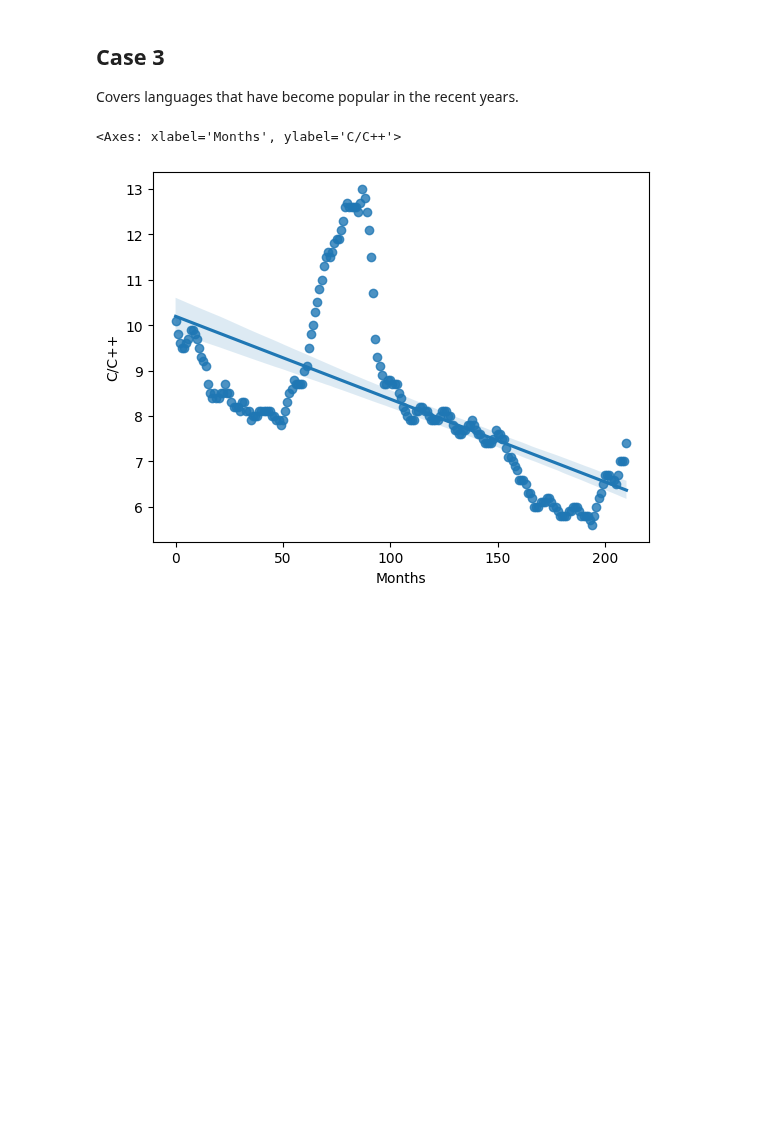
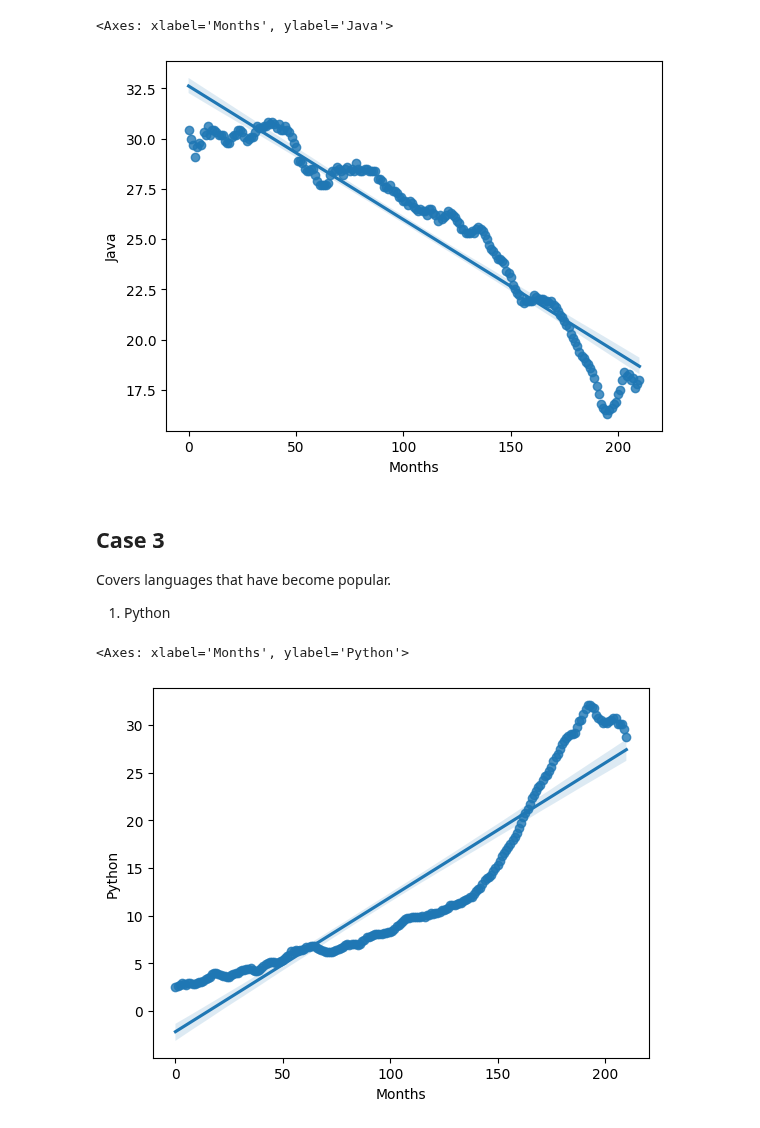
Before and after one commit to 0thorderlogic/smalldata, a Jupyter notebook: main.ipynb, the cells around one changed output. Drawn from its saved outputs; the diff is of its cells as text; code cells hidden in the pictures; blank space fills up the shorter version.

```diff
--- a/main.ipynb
+++ b/main.ipynb
@@ -63,9 +43,16 @@ sb.regplot(x='Months', y='Python', data = data)
+# %%
+sb.regplot(x='Months', y='Java', data = data)
+# %% [output]
+<Axes: xlabel='Months', ylabel='Java'>
+[figure, added]
 # %% [markdown]
 ## Case 3
 
-Covers languages that have become popular in the recent years.
+Covers languages that have become popular.
+
+1. Python
 # %%
-sb.regplot(x='Months', y='C/C++', data = data)
+sb.regplot(x='Months', y='Python', data = data)
 # %% [output]
-<Axes: xlabel='Months', ylabel='C/C++'>
+<Axes: xlabel='Months', ylabel='Python'>
-[figure, old version]
+[figure, new version]
```
Also changed, not shown: parts of 35 cells of this notebook.
